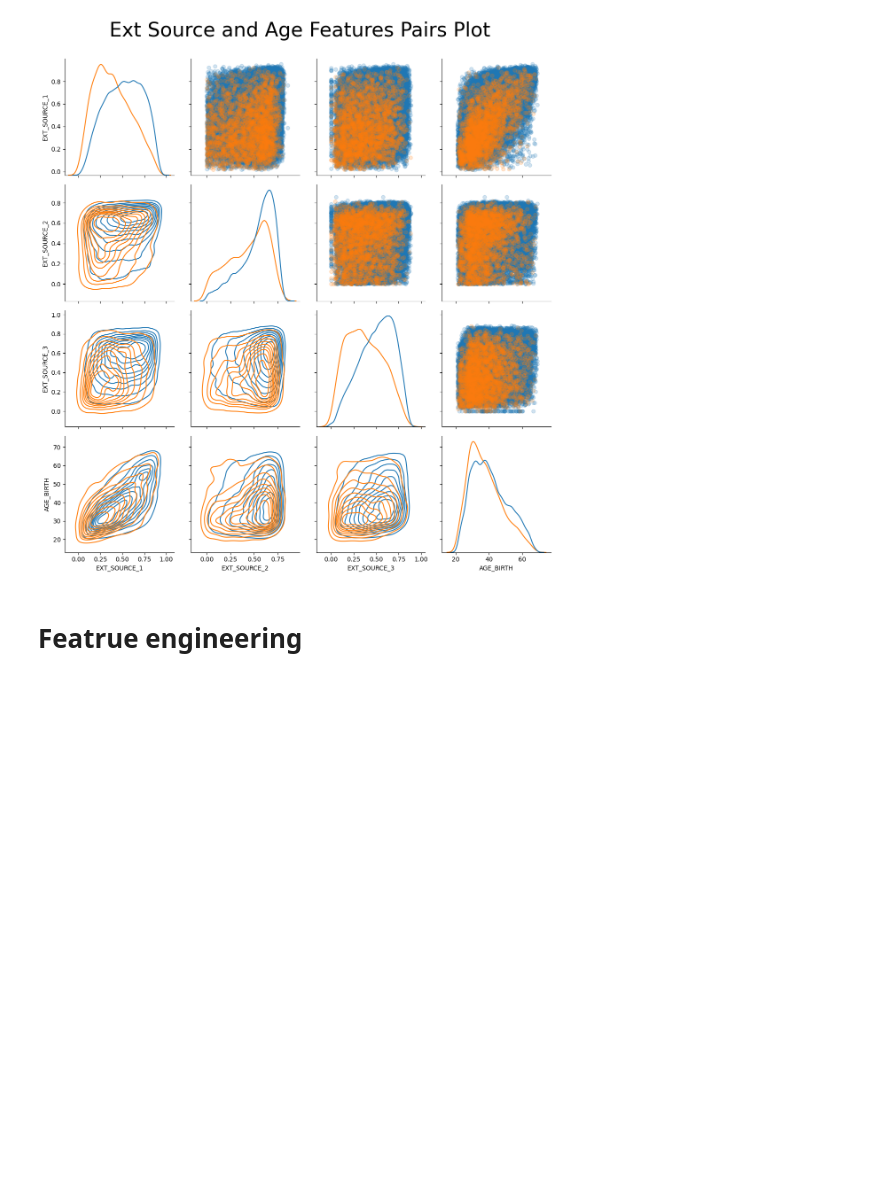
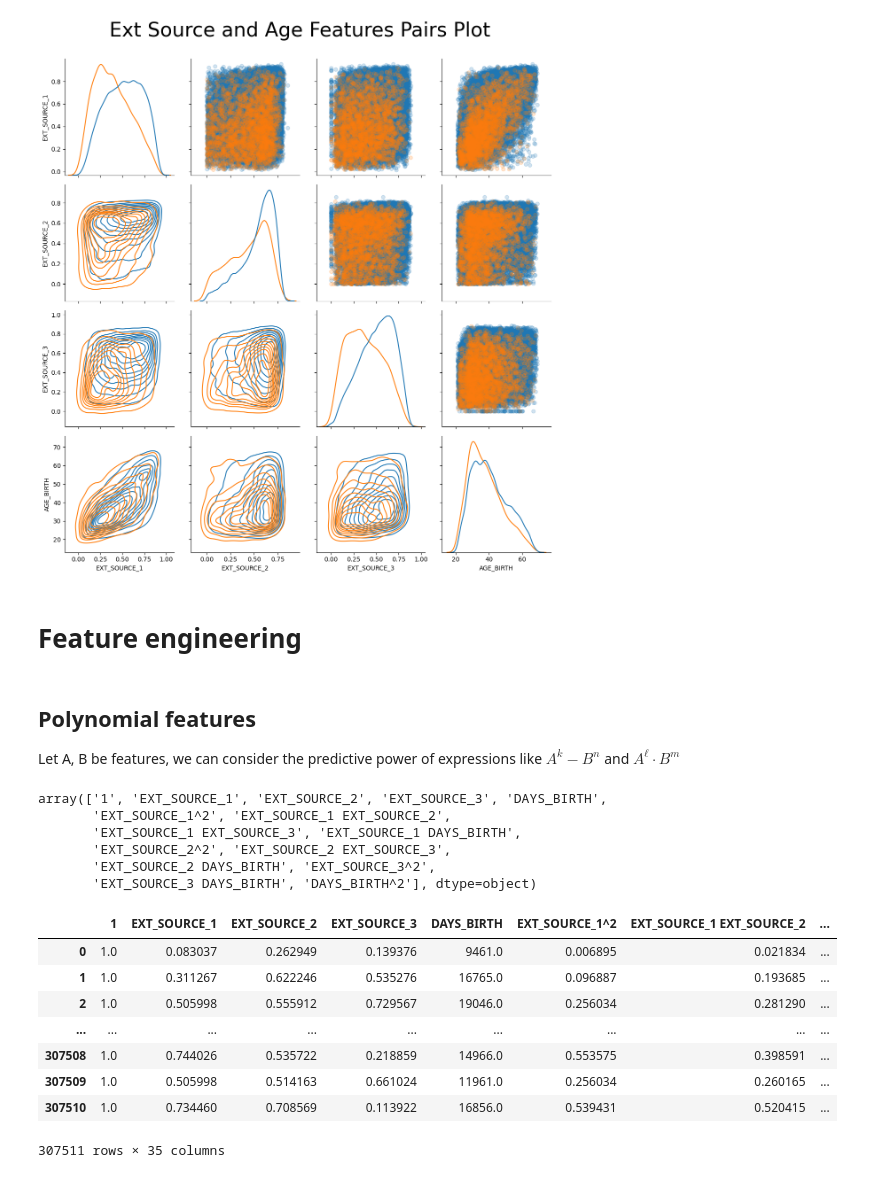
Before and after one commit to ABorda01/Project-Home-Credit-Default-Risk, a Jupyter notebook: EDA.ipynb, the cells around one changed output. Saved outputs shown, nothing was run; the diff lists cells and outputs as text; code cells hidden in the pictures; blank space fills up the shorter version.

```diff
--- a/EDA.ipynb
+++ b/EDA.ipynb
@@ -304,4 +304,50 @@ plt.show()
 # %% [output]
 [figure]
 # %% [markdown]
-# Featrue engineering
+# Feature engineering
+# %% [markdown]
+## Polynomial features
+
+Let A, B be features, we can consider the predictive power of expressions like
+$  A^k - B^n $ and $  A^\ell \cdot B^m  $
+# %%
+poly_features =  X_train[['EXT_SOURCE_1', 'EXT_SOURCE_2', 'EXT_SOURCE_3', 'DAYS_BIRTH']]
+
+poly_features_test = X_test[['EXT_SOURCE_1', 'EXT_SOURCE_2', 'EXT_SOURCE_3', 'DAYS_BIRTH']]
+
+from sklearn.impute import SimpleImputer
+
+imputer = SimpleImputer(strategy='median')
+
+poly_features = imputer.fit_transform(poly_features)
+poly_features_test = imputer.transform(poly_features_test)
+
+from sklearn.preprocessing import PolynomialFeatures
+
+poly_transformer = PolynomialFeatures(degree=3)
+
+poly_features = poly_transformer.fit_transform(poly_features)
+poly_features_test = poly_transformer.transform(poly_features_test)
+
+poly_transformer.get_feature_names_out(['EXT_SOURCE_1', 'EXT_SOURCE_2', 'EXT_SOURCE_3', 'DAYS_BIRTH'])[:15]
+# %% [output]
+array(['1', 'EXT_SOURCE_1', 'EXT_SOURCE_2', 'EXT_SOURCE_3', 'DAYS_BIRTH',
+       'EXT_SOURCE_1^2', 'EXT_SOURCE_1 EXT_SOURCE_2',
+       'EXT_SOURCE_1 EXT_SOURCE_3', 'EXT_SOURCE_1 DAYS_BIRTH',
+       'EXT_SOURCE_2^2', 'EXT_SOURCE_2 EXT_SOURCE_3',
+       'EXT_SOURCE_2 DAYS_BIRTH', 'EXT_SOURCE_3^2',
+       'EXT_SOURCE_3 DAYS_BIRTH', 'DAYS_BIRTH^2'], dtype=object)
+# %%
+poly_features = pd.DataFrame(poly_features,
+    columns=poly_transformer.get_feature_names_out(['EXT_SOURCE_1', 'EXT_SOURCE_2', 'EXT_SOURCE_3', 'DAYS_BIRTH']))
+poly_features
+# %% [output]
+|  | 1 | EXT_SOURCE_1 | EXT_SOURCE_2 | EXT_SOURCE_3 | DAYS_BIRTH | EXT_SOURCE_1^2 | EXT_SOURCE_1 EXT_SOURCE_2 | ... |
+| 0 | 1.0 | 0.083037 | 0.262949 | 0.139376 | 9461.0 | 0.006895 | 0.021834 | ... |
+| 1 | 1.0 | 0.311267 | 0.622246 | 0.535276 | 16765.0 | 0.096887 | 0.193685 | ... |
+| 2 | 1.0 | 0.505998 | 0.555912 | 0.729567 | 19046.0 | 0.256034 | 0.281290 | ... |
+| ... | ... | ... | ... | ... | ... | ... | ... | ... |
+| 307508 | 1.0 | 0.744026 | 0.535722 | 0.218859 | 14966.0 | 0.553575 | 0.398591 | ... |
+| 307509 | 1.0 | 0.505998 | 0.514163 | 0.661024 | 11961.0 | 0.256034 | 0.260165 | ... |
+| 307510 | 1.0 | 0.734460 | 0.708569 | 0.113922 | 16856.0 | 0.539431 | 0.520415 | ... |
+307511 rows × 35 columns
```
